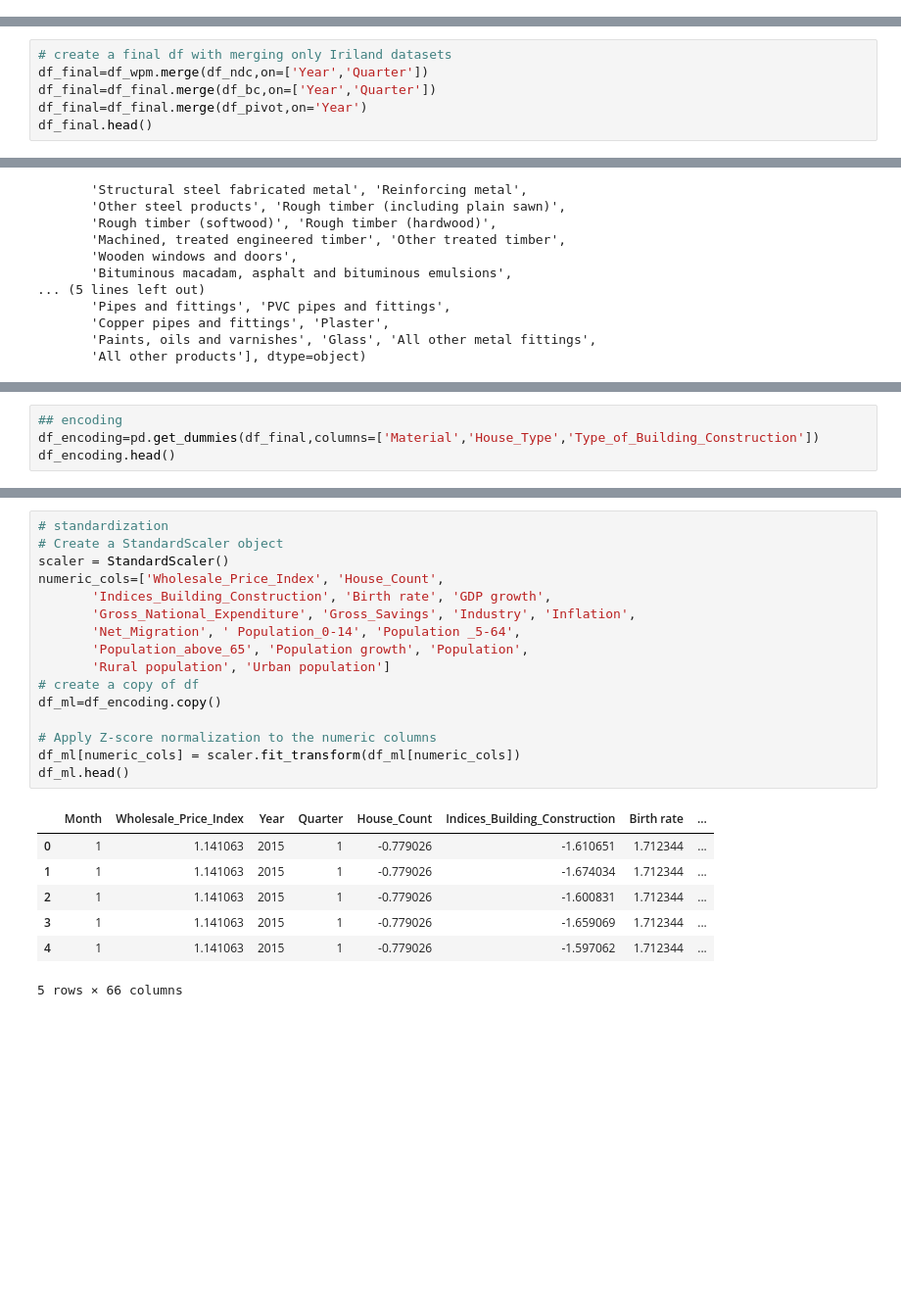
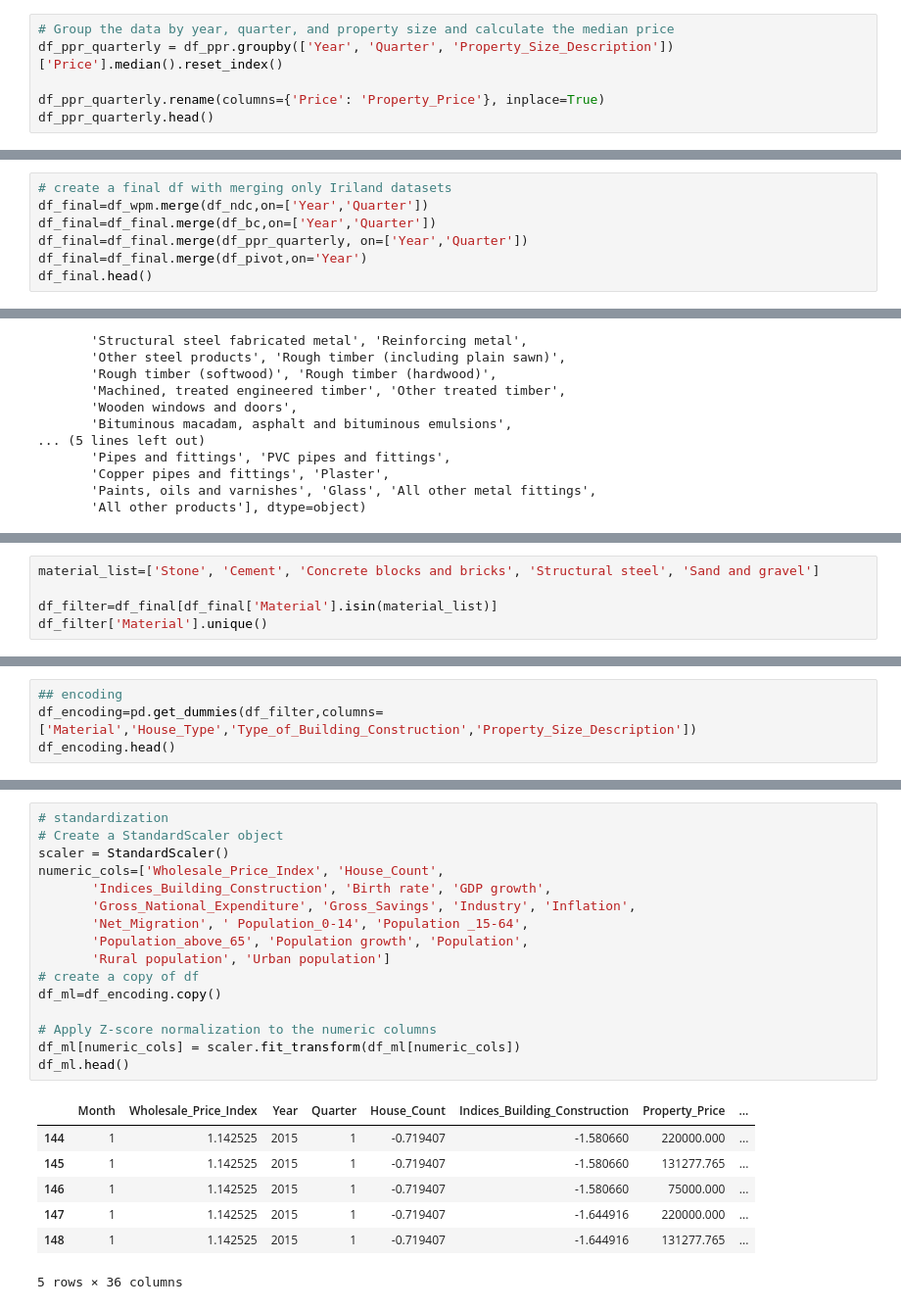
Before and after one commit to aytenkermencct/assesment_cct, a Jupyter notebook: dataPreperation.ipynb, the cells around one changed output, grey strips where cells are left out. Shown at 98% size. Drawn from its saved outputs; the diff is of its cells as text; blank space fills up the shorter version.

```diff
--- a/dataPreperation.ipynb
+++ b/dataPreperation.ipynb
@@ -401,0 +479,6 @@ df_bc.head()
+# %%
+# Group the data by year, quarter, and property size and calculate the median price
+df_ppr_quarterly = df_ppr.groupby(['Year', 'Quarter', 'Property_Size_Description'])['Price'].median().reset_index()
+
+df_ppr_quarterly.rename(columns={'Price': 'Property_Price'}, inplace=True)
+df_ppr_quarterly.head()
@@ -405,6 +495,7 @@ df_bc.head()
 # create a final df with merging only Iriland datasets
 df_final=df_wpm.merge(df_ndc,on=['Year','Quarter'])
 df_final=df_final.merge(df_bc,on=['Year','Quarter'])
+df_final=df_final.merge(df_ppr_quarterly, on=['Year','Quarter'])
 df_final=df_final.merge(df_pivot,on='Year')
 df_final.head()
 # %% [output]
@@ -1109,0 +1233,5 @@ array(['Stone, sand and gravel', 'Sand and gravel', 'Stone', 'Cement',
+# %%
+material_list=['Stone', 'Cement', 'Concrete blocks and bricks', 'Structural steel', 'Sand and gravel']
+
+df_filter=df_final[df_final['Material'].isin(material_list)]
+df_filter['Material'].unique()
@@ -1110,5 +1245,5 @@ array(['Stone, sand and gravel', 'Sand and gravel', 'Stone', 'Cement',
 # %%
 ## encoding
-df_encoding=pd.get_dummies(df_final,columns=['Material','House_Type','Type_of_Building_Construction'])
+df_encoding=pd.get_dummies(df_filter,columns=['Material','House_Type','Type_of_Building_Construction','Property_Size_Description'])
 df_encoding.head()
 # %% [output]
@@ -1153,24 +1296,24 @@ Index(['Month', 'Material', 'Wholesale_Price_Index', 'Year', 'Quarter',
 # %%
 # standardization
 # Create a StandardScaler object
 scaler = StandardScaler()
 numeric_cols=['Wholesale_Price_Index', 'House_Count',
        'Indices_Building_Construction', 'Birth rate', 'GDP growth',
        'Gross_National_Expenditure', 'Gross_Savings', 'Industry', 'Inflation',
-       'Net_Migration', ' Population_0-14', 'Population _5-64',
+       'Net_Migration', ' Population_0-14', 'Population _15-64',
        'Population_above_65', 'Population growth', 'Population',
        'Rural population', 'Urban population']
 # create a copy of df
 df_ml=df_encoding.copy()
 
 # Apply Z-score normalization to the numeric columns
 df_ml[numeric_cols] = scaler.fit_transform(df_ml[numeric_cols])
 df_ml.head()
 # %% [output]
-|  | Month | Wholesale_Price_Index | Year | Quarter | House_Count | Indices_Building_Construction | Birth rate | ... |
-| 0 | 1 | 1.141063 | 2015 | 1 | -0.779026 | -1.610651 | 1.712344 | ... |
-| 1 | 1 | 1.141063 | 2015 | 1 | -0.779026 | -1.674034 | 1.712344 | ... |
-| 2 | 1 | 1.141063 | 2015 | 1 | -0.779026 | -1.600831 | 1.712344 | ... |
-| 3 | 1 | 1.141063 | 2015 | 1 | -0.779026 | -1.659069 | 1.712344 | ... |
-| 4 | 1 | 1.141063 | 2015 | 1 | -0.779026 | -1.597062 | 1.712344 | ... |
+|  | Month | Wholesale_Price_Index | Year | Quarter | House_Count | Indices_Building_Construction | Property_Price | ... |
+| 144 | 1 | 1.142525 | 2015 | 1 | -0.719407 | -1.580660 | 220000.000 | ... |
+| 145 | 1 | 1.142525 | 2015 | 1 | -0.719407 | -1.580660 | 131277.765 | ... |
+| 146 | 1 | 1.142525 | 2015 | 1 | -0.719407 | -1.580660 | 75000.000 | ... |
+| 147 | 1 | 1.142525 | 2015 | 1 | -0.719407 | -1.644916 | 220000.000 | ... |
+| 148 | 1 | 1.142525 | 2015 | 1 | -0.719407 | -1.644916 | 131277.765 | ... |
-5 rows × 66 columns
+5 rows × 36 columns
```
Also changed, not shown: parts of 53 cells of this notebook.
